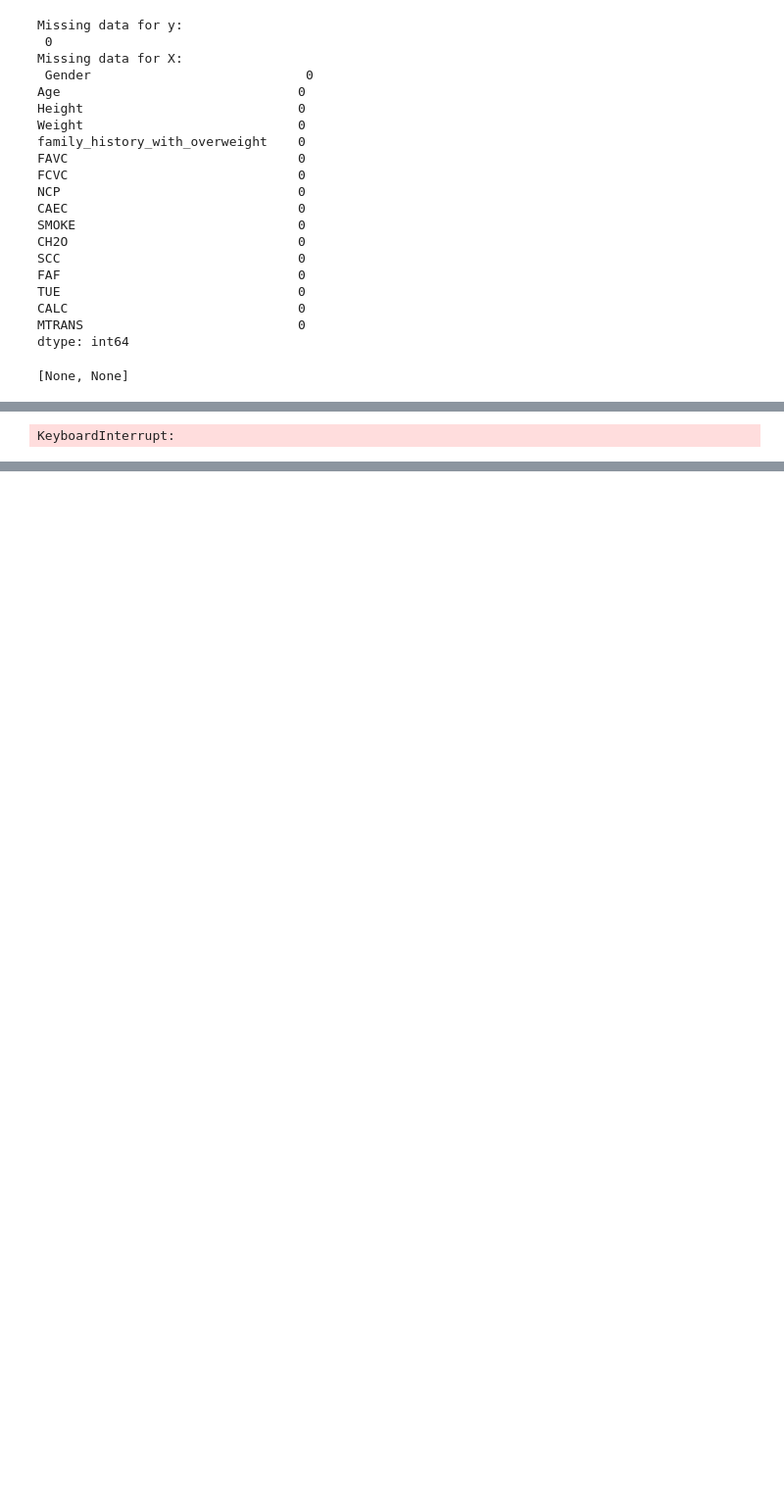
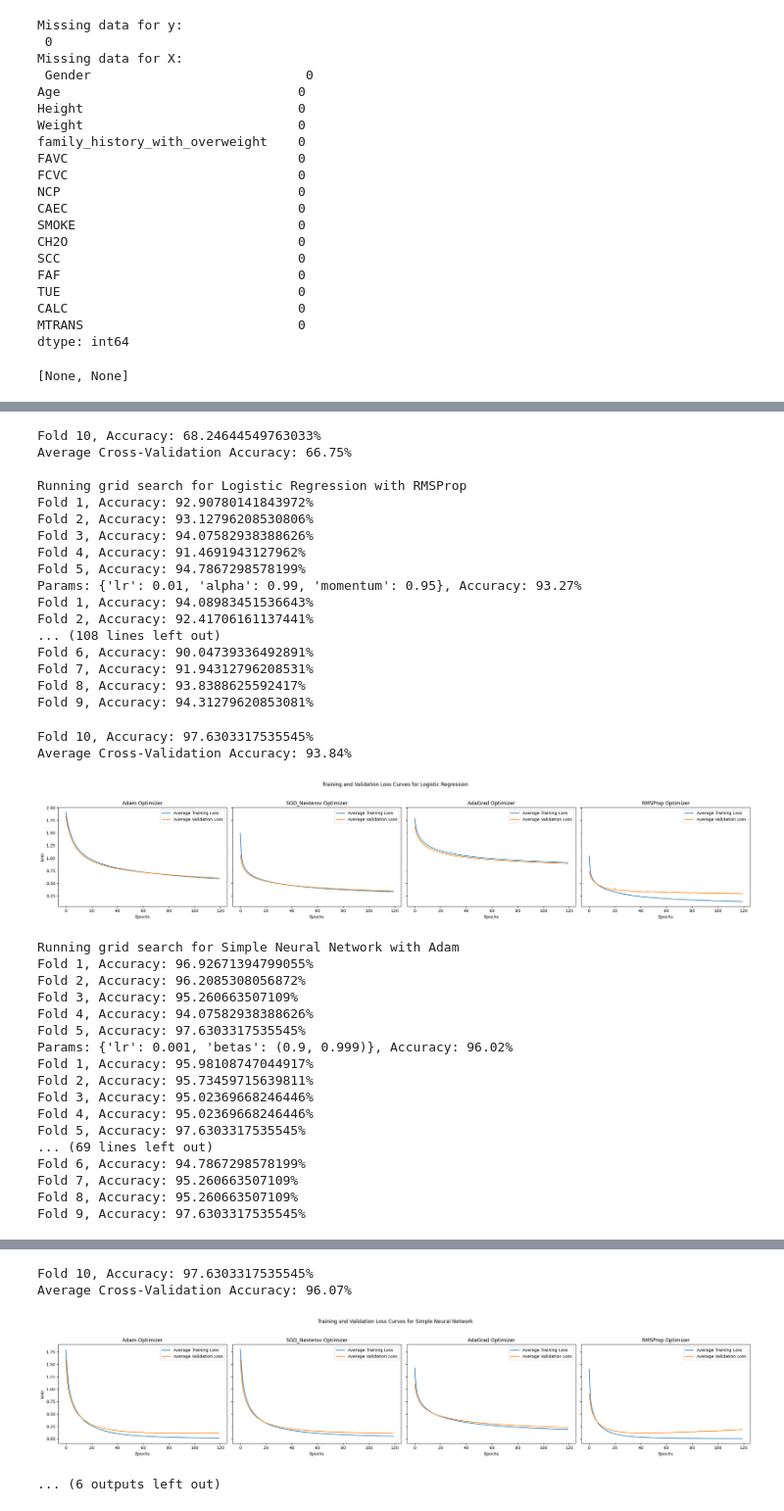
Before and after one commit to JulesBrable/AdvancedML, a Jupyter notebook: notebooks/descriptives.ipynb, the cells around one changed output, grey strips where cells are left out. Shown at 98% size. Cells and saved outputs as stored; diff of their text form; code cells hidden in the pictures; blank space fills up the shorter version.

Commit message:
create and run empirical models

```diff
--- a/notebooks/descriptives.ipynb
+++ b/notebooks/descriptives.ipynb
@@ -198,11 +198,11 @@ def perform_cross_validation(model_factory: Callable[[int, int], torch.nn.Module
     k_folds (int): Number of folds in cross-validation
 
     Returns:
-    Tuple[float, List[List[float]], List[List[float]]]: Average accuracy, training losses, validation losses
+    Tuple[float, List[List[float]], List[List[float]]]: Average accuracy, training losses, test losses
     """
     kfold = KFold(n_splits=k_folds, shuffle=True, random_state=42)
     fold_accuracies = []
-    all_train_losses, all_val_losses = [], []
+    all_train_losses, all_test_losses = [], []
 
     for fold, (train_ids, test_ids) in enumerate(kfold.split(X)):
         # Split data for the fold
@@ -211,7 +211,6 @@ def perform_cross_validation(model_factory: Callable[[int, int], torch.nn.Module
 
         # DataLoaders
         train_loader = DataLoader(TensorDataset(X_train, y_train), batch_size=32, shuffle=True)
-        val_loader = DataLoader(TensorDataset(X_test, y_test), batch_size=32)
         test_loader = DataLoader(TensorDataset(X_test, y_test), batch_size=32)
 
         # Determine input and output sizes
@@ -223,16 +222,16 @@ def perform_cross_validation(model_factory: Callable[[int, int], torch.nn.Module
         criterion = nn.CrossEntropyLoss()
         optimizer = optimizer_factory(model)
 
-        train_losses, val_losses = train_validate_model(model, criterion, optimizer, train_loader, val_loader, epochs)
+        train_losses, test_losses = train_validate_model(model, criterion, optimizer, train_loader, test_loader, epochs)
         all_train_losses.append(train_losses)
-        all_val_losses.append(val_losses)
+        all_test_losses.append(test_losses)
 
         fold_accuracy = evaluate_model(model, test_loader)
         print(f'Fold {fold+1}, Accuracy: {fold_accuracy}%')
         fold_accuracies.append(fold_accuracy)
 
     avg_accuracy = np.mean(fold_accuracies)
-    return avg_accuracy, all_train_losses, all_val_losses
+    return avg_accuracy, all_train_losses, all_test_losses
 # %%
 def plot_train_val_losses(train_losses, val_losses, opti: str, model: str, save: bool = False):
     """
@@ -308,8 +307,8 @@ def sgd_nesterov_factory(model, lr, momentum, nesterov=True):
 def adagrad_factory(model, lr):
     return optim.Adagrad(model.parameters(), lr=lr)
 
-def rmsprop_factory(model, lr, alpha):
-    return torch.optim.RMSprop(model.parameters(), lr=lr, alpha=alpha)
+def rmsprop_factory(model, lr, alpha, momentum):
+    return torch.optim.RMSprop(model.parameters(), lr=lr, alpha=alpha, momentum=momentum)
 # %%
 class LogisticRegression(nn.Module):
     def __init__(self, input_size, num_classes):
@@ -392,10 +391,10 @@ def plot_optimizer_losses(model_name, optimizer_losses, save=False):
             ax.set_ylabel('Loss')
         ax.legend()
 
-    plt.suptitle(f'Training and Validation Loss Curves for {model_name.lower().replace(" ", "_")}')
+    plt.suptitle(f'Training and Validation Loss Curves for {model_name}')
 
     if save:
-        plt.savefig(f'../assets/img/loss_curves_{model_name}.png')
+        plt.savefig(f'../assets/img/loss_curves_{model_name.lower().replace(" ", "_")}.png')
 
     plt.tight_layout(rect=[0, 0.03, 1, 0.95])
     plt.show()
@@ -409,8 +408,10 @@ optimizers = {
     'RMSProp': (rmsprop_factory, rmsprop_grid)
 }
 
+all_avg_accuracies = {}
 for model_name, model_factory in models.items():
     optimizer_losses = {}
+    avg_accuracies = {}
     for opt_name, (opt_factory, opt_grid) in tqdm(optimizers.items()):
         print(f"\nRunning grid search for {model_name} with {opt_name}")
 
@@ -424,16 +425,17 @@ for model_name, model_factory in models.items():
         optimized_optimizer_factory = lambda model: opt_factory(model, **best_params)
         print(f"\nTraining {model_name} with {opt_name} using best parameters")
         avg_accuracy, all_train_losses, all_val_losses = perform_cross_validation(
-            model_factory, optimized_optimizer_factory, X_preprocessed, y_preprocessed, k_folds=15, epochs=120
+            model_factory, optimized_optimizer_factory, X_preprocessed, y_preprocessed, k_folds=10, epochs=120
         )
 
         #lot_train_val_losses(all_train_losses, all_val_losses, model=model_name, opti=opt_name, save=True)
         # Collect losses for plotting
         optimizer_losses[opt_name] = (all_train_losses, all_val_losses)
+        avg_accuracies[opt_name] = avg_accuracy
 
         print(f'Average Cross-Validation Accuracy: {round(avg_accuracy, 2)}%')
-
     # Plot losses for all optimizers of the current model
     plot_optimizer_losses(model_name, optimizer_losses, save=True)
+    all_avg_accuracies[model_name] = avg_accuracies
 # %% [output]
 Running grid search for Logistic Regression with Adam
@@ -484 +492,37 @@ Fold 1, Accuracy: 62.88416075650118%
-KeyboardInterrupt:
+Fold 10, Accuracy: 68.24644549763033%
+Average Cross-Validation Accuracy: 66.75%
+
+Running grid search for Logistic Regression with RMSProp
+Fold 1, Accuracy: 92.90780141843972%
+Fold 2, Accuracy: 93.12796208530806%
+Fold 3, Accuracy: 94.07582938388626%
+Fold 4, Accuracy: 91.4691943127962%
+Fold 5, Accuracy: 94.7867298578199%
+Params: {'lr': 0.01, 'alpha': 0.99, 'momentum': 0.95}, Accuracy: 93.27%
+Fold 1, Accuracy: 94.08983451536643%
+Fold 2, Accuracy: 92.41706161137441%
+... (108 lines left out)
+Fold 6, Accuracy: 90.04739336492891%
+Fold 7, Accuracy: 91.94312796208531%
+Fold 8, Accuracy: 93.8388625592417%
+Fold 9, Accuracy: 94.31279620853081%
+Fold 10, Accuracy: 97.6303317535545%
+Average Cross-Validation Accuracy: 93.84%
+[figure, added]
+Running grid search for Simple Neural Network with Adam
+Fold 1, Accuracy: 96.92671394799055%
+Fold 2, Accuracy: 96.2085308056872%
+Fold 3, Accuracy: 95.260663507109%
+Fold 4, Accuracy: 94.07582938388626%
+Fold 5, Accuracy: 97.6303317535545%
+Params: {'lr': 0.001, 'betas': (0.9, 0.999)}, Accuracy: 96.02%
+Fold 1, Accuracy: 95.98108747044917%
+Fold 2, Accuracy: 95.73459715639811%
+Fold 3, Accuracy: 95.02369668246446%
+Fold 4, Accuracy: 95.02369668246446%
+Fold 5, Accuracy: 97.6303317535545%
+... (69 lines left out)
+Fold 6, Accuracy: 94.7867298578199%
+Fold 7, Accuracy: 95.260663507109%
+Fold 8, Accuracy: 95.260663507109%
+Fold 9, Accuracy: 97.6303317535545%
@@ -484,0 +580,4 @@ KeyboardInterrupt:
+Fold 10, Accuracy: 97.6303317535545%
+Average Cross-Validation Accuracy: 96.07%
+[figure, added]
+... (6 outputs left out)
```
Also changed, not shown: parts of 1 cell of this notebook, 3 other files.
